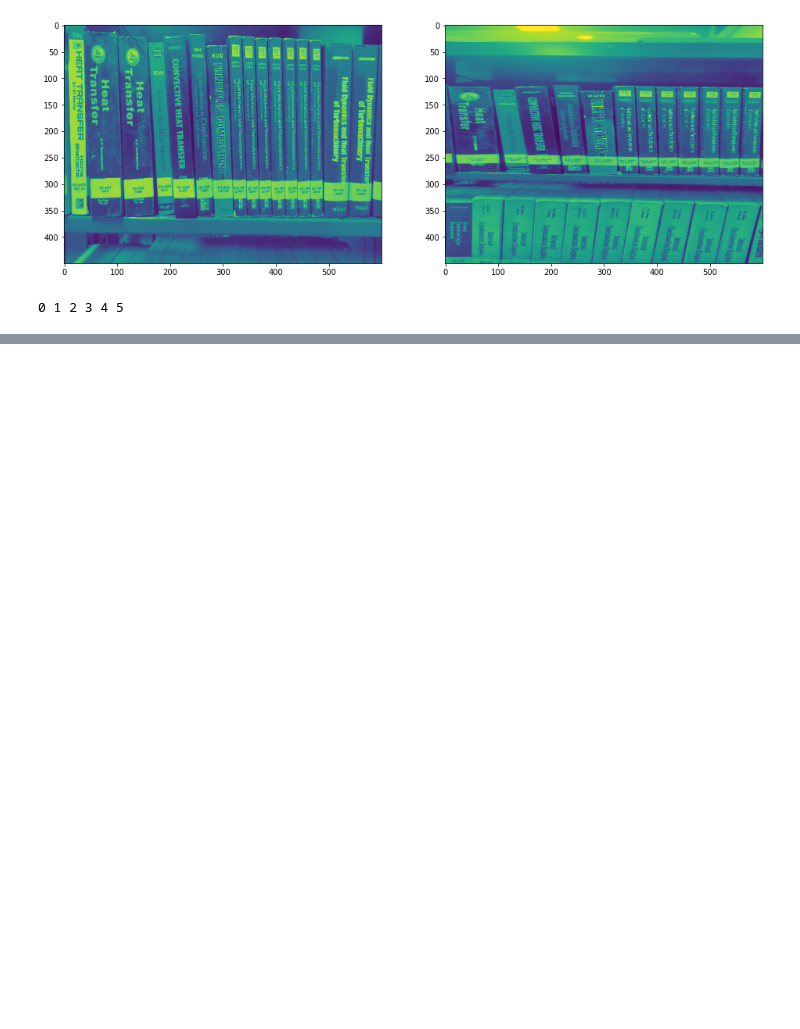
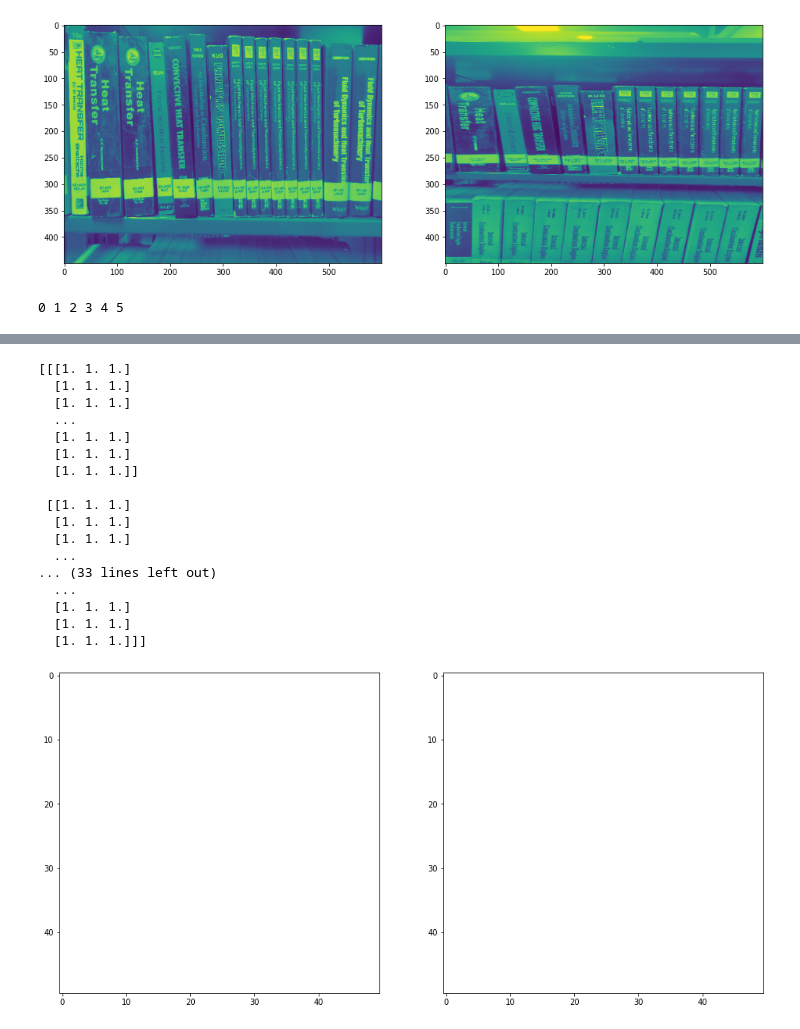
Before and after one commit to rohith033/oelp, a Jupyter notebook: bookdetection_cnn.ipynb, the cells around one changed output, grey strips where cells are left out. Cells and saved outputs as stored; diff of their text form; code cells hidden in the pictures; blank space fills up the shorter version.

```diff
--- a/bookdetection_cnn.ipynb
+++ b/bookdetection_cnn.ipynb
@@ -123,0 +145,31 @@ for item in (x.flat):
+# %%
+# make a white patch of 25*50
+import numpy as np
+tmp = np.ones((50,50,3),dtype=float)
+print(tmp)
+tmp = cv2.resize(tmp,(50,50))
+white=[]
+white.append(tmp)
+white.append(tmp)
+fig , axis = plt.subplots(1,2,figsize=(16,16))
+for i,ax in enumerate(axis.flat):
+  ax.imshow(white[1])
+# %% [output]
+[[[1. 1. 1.]
+  [1. 1. 1.]
+  [1. 1. 1.]
+  ...
+  [1. 1. 1.]
+  [1. 1. 1.]
+  [1. 1. 1.]]
+
+ [[1. 1. 1.]
+  [1. 1. 1.]
+  [1. 1. 1.]
+  ...
+... (33 lines left out)
+  ...
+  [1. 1. 1.]
+  [1. 1. 1.]
+  [1. 1. 1.]]]
+[figure, added]
```
Also changed, not shown: parts of 6 cells of this notebook.
